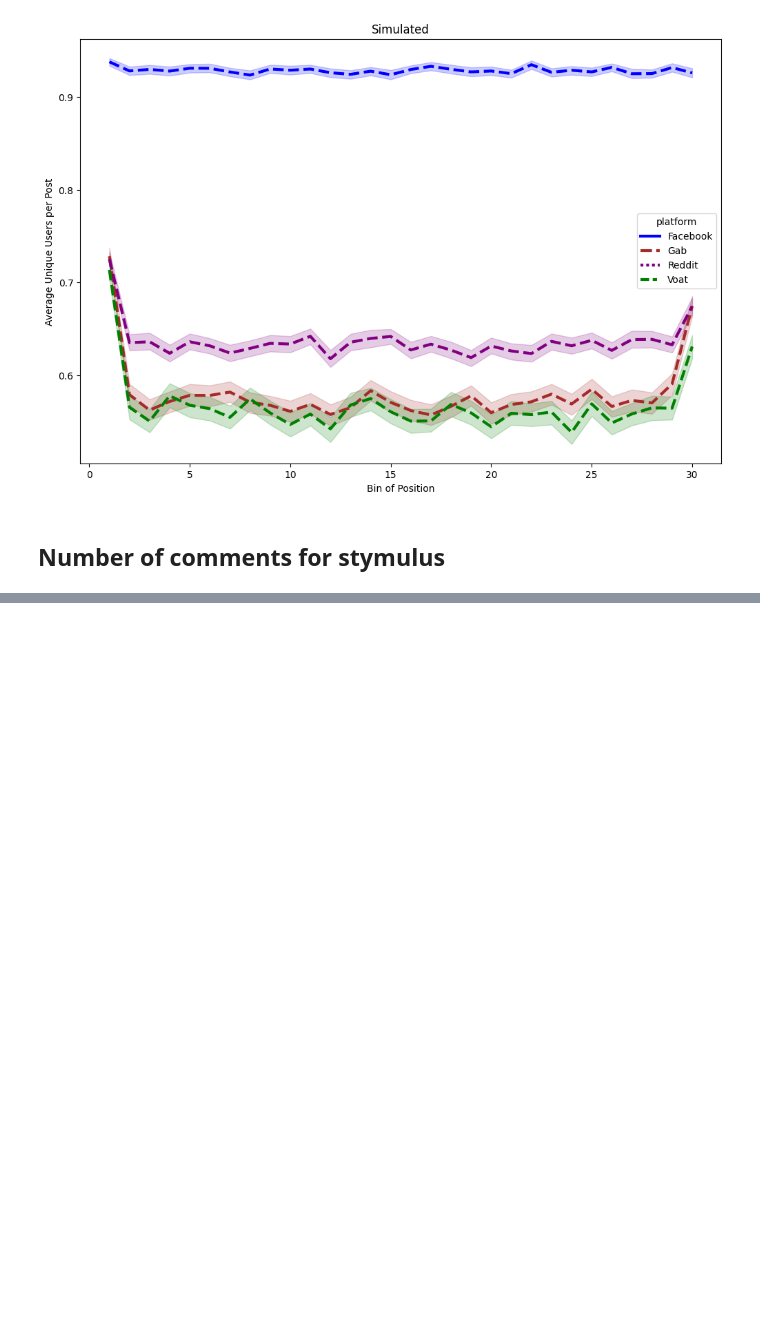
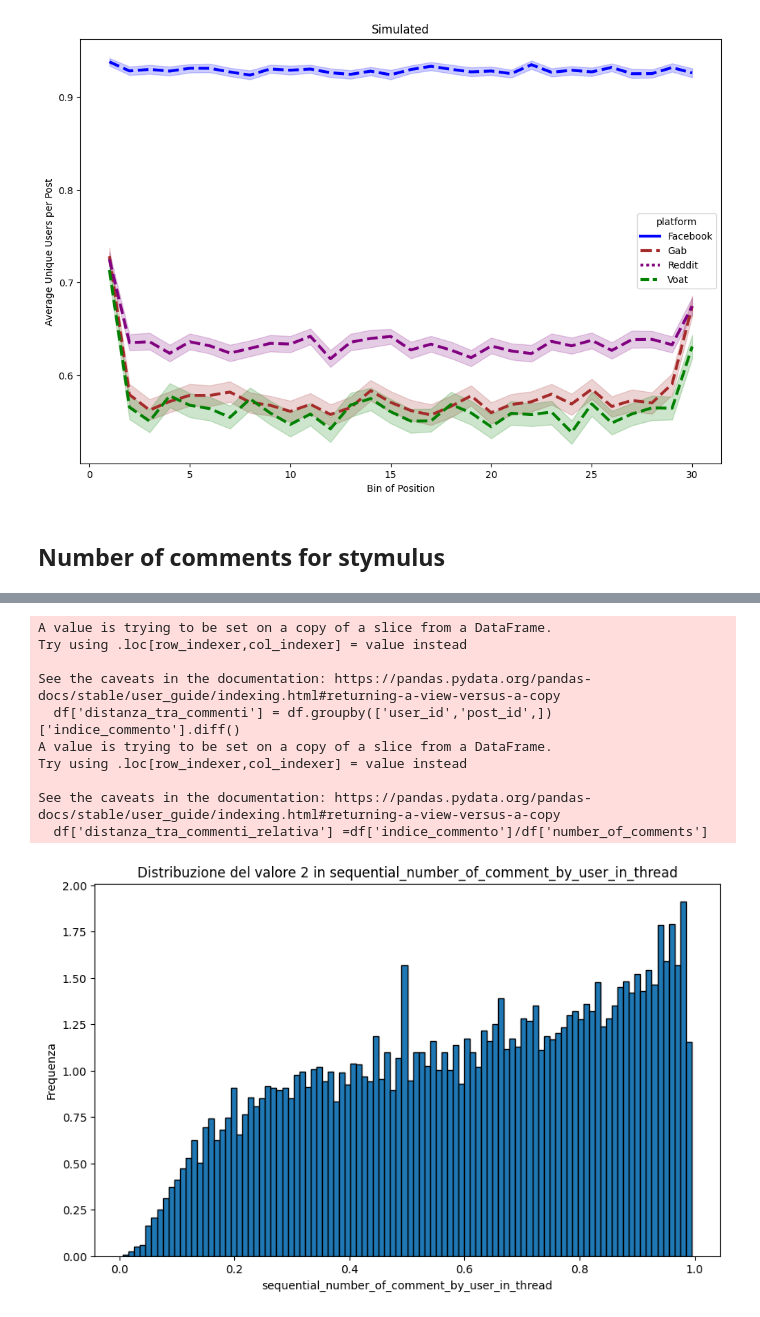
Before and after one commit to nudojacopo/nudojacopo, a Jupyter notebook: synthetic_signals.ipynb, the cells around one changed output, grey strips where cells are left out. Drawn from its saved outputs; the diff is of its cells as text; code cells hidden in the pictures; blank space fills up the shorter version.

```diff
--- a/synthetic_signals.ipynb
+++ b/synthetic_signals.ipynb
@@ -562,0 +534,42 @@ Warning: total number of rows (191557) exceeds max_rows (20000). Limiting to fir
+# %%
+import pandas as pd
+social=vo
+social['post_id']=social['root_submission']
+social['user_id']=social['user']
+# Converti 'created_at' in formato datetime
+social['created_at'] = pd.to_datetime(social['created_at'])
+
+# Ordina i dati per 'post_id' e 'created_at'
+social = social.sort_values(by=['post_id', 'created_at'])
+
+# Assegna un indice sequenziale a ogni commento all'interno di ciascun gruppo di 'post_id'
+social['indice_commento'] = social.groupby('post_id').cumcount()
+
+# Seleziona le colonne di interesse
+df = social[['indice_commento', 'user_id', 'post_id', 'sequential_number_of_comment_by_user_in_thread', 'number_of_comments']]
+
+df['distanza_tra_commenti'] = df.groupby(['user_id','post_id',])['indice_commento'].diff()
+df['distanza_tra_commenti_relativa'] =df['indice_commento']/df['number_of_comments']
+# Filtro per il valore 2
+
+df_filtered = df[df['sequential_number_of_comment_by_user_in_thread'] == 4]
+
+# Traccia la distribuzione
+plt.figure(figsize=(10, 6))
+plt.hist(df_filtered['distanza_tra_commenti_relativa'], bins=100, edgecolor='black',density=True)
+plt.title('Distribuzione del valore 2 in sequential_number_of_comment_by_user_in_thread')
+plt.xlabel('sequential_number_of_comment_by_user_in_thread')
+plt.ylabel('Frequenza')
+plt.show()
+# %% [output]
+A value is trying to be set on a copy of a slice from a DataFrame.
+Try using .loc[row_indexer,col_indexer] = value instead
+
+See the caveats in the documentation: https://pandas.pydata.org/pandas-docs/stable/user_guide/indexing.html#returning-a-view-versus-a-copy
+  df['distanza_tra_commenti'] = df.groupby(['user_id','post_id',])['indice_commento'].diff()
+A value is trying to be set on a copy of a slice from a DataFrame.
+Try using .loc[row_indexer,col_indexer] = value instead
+
+See the caveats in the documentation: https://pandas.pydata.org/pandas-docs/stable/user_guide/indexing.html#returning-a-view-versus-a-copy
+  df['distanza_tra_commenti_relativa'] =df['indice_commento']/df['number_of_comments']
+[figure, added]
```
Also changed, not shown: parts of 3 cells of this notebook.
